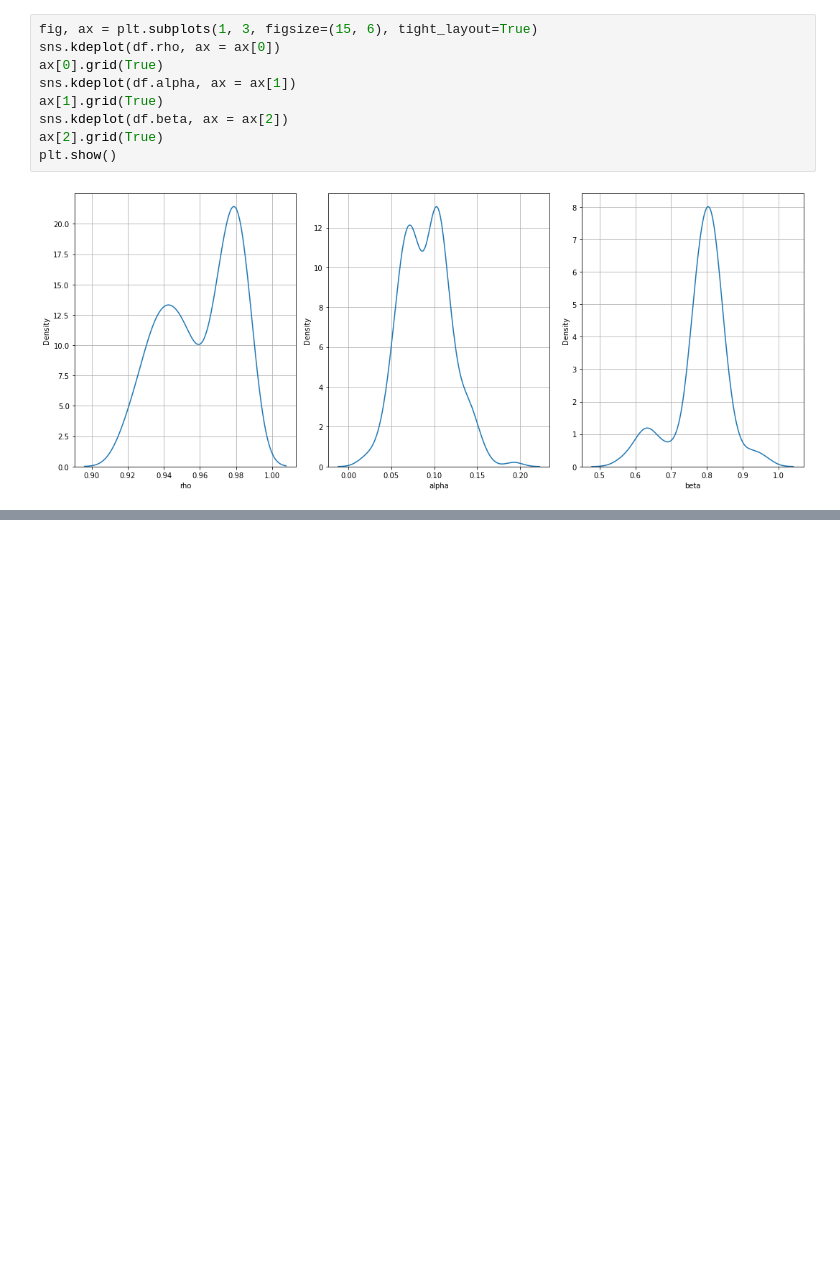
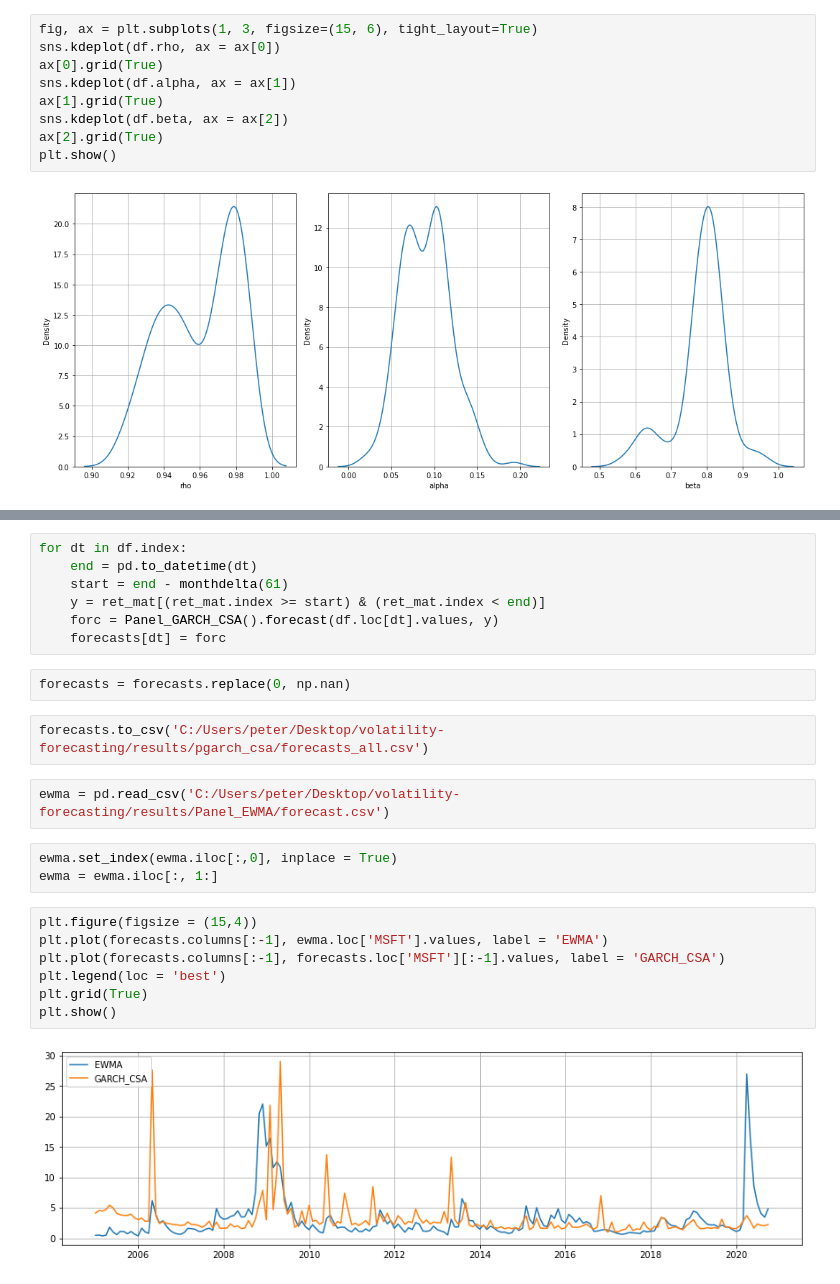
Before and after one commit to NemesiP/volatility-forecasting, a Jupyter notebook: Examples/Panel_GARCH_vs_Panel_GARCH_CSA.ipynb, the cells around one changed output, grey strips where cells are left out. Drawn from its saved outputs; the diff is of its cells as text; blank space fills up the shorter version.

```diff
--- a/Examples/Panel_GARCH_vs_Panel_GARCH_CSA.ipynb
+++ b/Examples/Panel_GARCH_vs_Panel_GARCH_CSA.ipynb
@@ -280,0 +298,25 @@ plt.show()
+# %%
+for dt in df.index:
+    end = pd.to_datetime(dt)
+    start = end - monthdelta(61)
+    y = ret_mat[(ret_mat.index >= start) & (ret_mat.index < end)]
+    forc = Panel_GARCH_CSA().forecast(df.loc[dt].values, y)
+    forecasts[dt] = forc
+# %%
+forecasts = forecasts.replace(0, np.nan)
+# %%
+forecasts.to_csv('C:/Users/peter/Desktop/volatility-forecasting/results/pgarch_csa/forecasts_all.csv')
+# %%
+ewma = pd.read_csv('C:/Users/peter/Desktop/volatility-forecasting/results/Panel_EWMA/forecast.csv')
+# %%
+ewma.set_index(ewma.iloc[:,0], inplace = True)
+ewma = ewma.iloc[:, 1:]
+# %%
+plt.figure(figsize = (15,4))
+plt.plot(forecasts.columns[:-1], ewma.loc['MSFT'].values, label = 'EWMA')
+plt.plot(forecasts.columns[:-1], forecasts.loc['MSFT'][:-1].values, label = 'GARCH_CSA')
+plt.legend(loc = 'best')
+plt.grid(True)
+plt.show()
+# %% [output]
+[figure, added]
```
Also changed, not shown: parts of 2 cells of this notebook, 3 other files.
